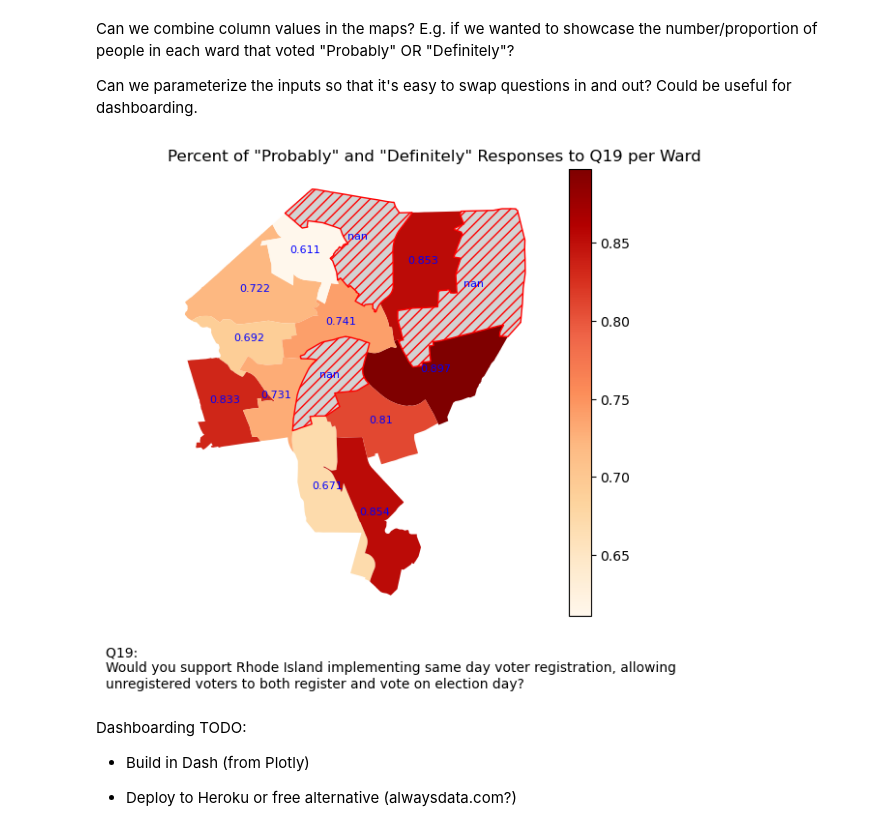
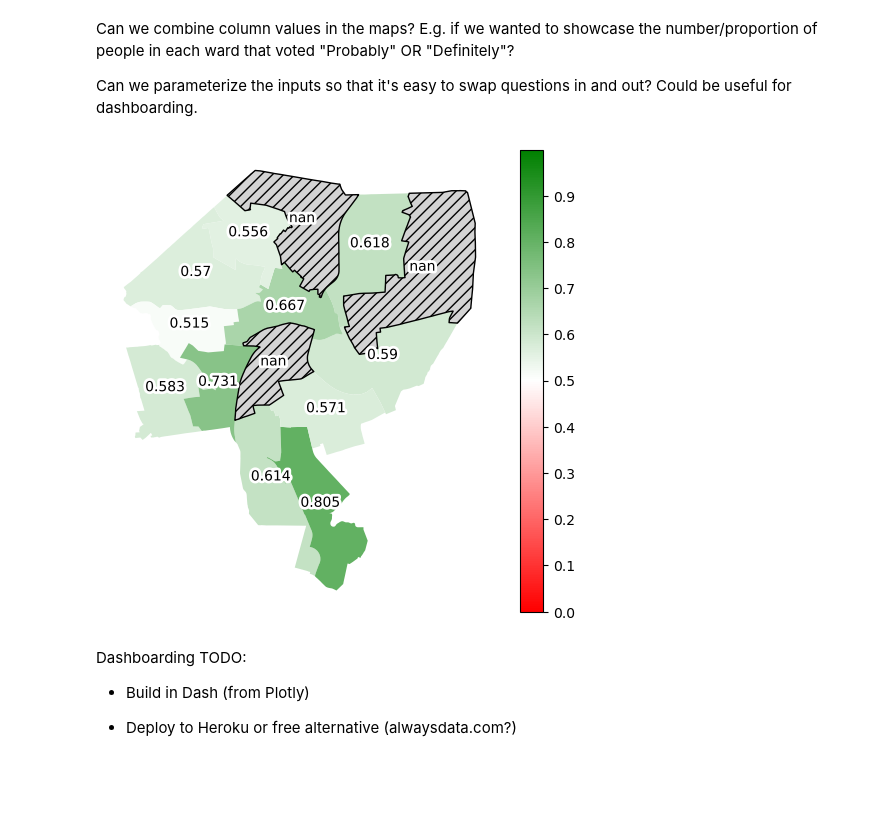
Before and after one commit to dwang0120/EveryVoteCounts-GIS, a Jupyter notebook: src/gis_prep.ipynb, the cells around one changed output. Saved outputs shown, nothing was run; the diff lists cells and outputs as text; code cells hidden in the pictures; blank space fills up the shorter version.

Commit message:
updated colors, changed inputs to account for changing values in the colorbar legend

```diff
--- a/src/gis_prep.ipynb
+++ b/src/gis_prep.ipynb
@@ -122,0 +127,9 @@ Text(0.5, 1.0, 'Total Percentage of Responses by Ward')
+# %%
+turnout_2020 = pd.read_csv("../data/turnout_2020.csv")
+# set 0 values for the missing wards (for plotting and average % response calculations)
+turnout_2020 = turnout_2020.set_index('Ward')
+for ward_num in [2, 4, 13]:
+    turnout_2020.loc[ward_num,'SUM of 2020 Turnout'] = 0
+turnout_2020['PERCENT of 2020 Turnout'] = turnout_2020['SUM of 2020 Turnout'] / np.sum(turnout_2020['SUM of 2020 Turnout'])
+turnout_2020_gdf = gdf_totals.merge(turnout_2020, left_on='DISTRICT', right_on='Ward', how='left')
+turnout_2020_gdf
@@ -136,47 +196,71 @@ def print_plot(
     if percent_df:
         df = gdf_percent
         measure = "Percent"
+        vmin = 0
+        vmax = 1
+        legend_ticks = np.arange(vmin,vmax,0.1)
     else:
         df = gdf
         measure = "Count"
+        vmin = 0
+        vmax = None
+        legend_ticks = None
+
     plotting_df = gdf.iloc[:,0:5].copy()
     value_df = pd.DataFrame(0, columns = ['plot_value'], index=df.index)
+
+    # Define a colormap that shows colors red --> green for values 0 --> 1
+
+    red_to_green_cmap=colors.LinearSegmentedColormap.from_list('rg',["r", "w", "g"], N=256)
+
+    #red_to_green_cmap = colors.LinearSegmentedColormap('RedGreen', cdict)
 
     for choice in question_choices:
         column_name = f"Q{question_number}_{choice}"
         temp_df = np.array(df[column_name]).reshape(-1)
         value_df['plot_value'] += temp_df
     plotting_df['plot_value'] = value_df['plot_value']
 
+    vmin = 0
+    if percent_df: vmax = 1
+    else: vmax = max(plotting_df['plot_value'] + 5)
+
     ax = plotting_df.plot(
         column="plot_value",
         legend=True,
         missing_kwds={
             "color": "lightgrey",
-            "edgecolor": "red",
+            "edgecolor": "black",
             "hatch": "///",
             "label": "Missing values"
-        }, cmap="OrRd",
+        },
+        legend_kwds={
+            "ticks": legend_ticks
+        },
+        cmap=red_to_green_cmap,
+        vmin=vmin,
+        vmax=vmax,
         figsize=(7,6))
     ax.set_axis_off()
-
 
     for idx, row in plotting_df.iterrows():
         _convert_int = lambda x: int(x) if pd.notna(x) else x
         if percent_df: ward_string = str(round(row["plot_value"],3))
         else: ward_string = str(_convert_int(row["plot_value"]))
         plt.text(x=row.geometry.centroid.x,
                 y=row.geometry.centroid.y,
                 s = ward_string,
-                fontsize=8,
-                color="blue" ,
+                fontsize=10,
+                color="black",
+                path_effects=[pe.withStroke(linewidth=4, foreground="white")],
                 ha='center')
-    plt.title(loc='left', label=f'{measure} of "Probably" and "Definitely" Responses to Q{question_number} per Ward')
-    plt.figtext(0.1, -0.01, f"Q{question_number}: \n{question_mapping[f'Q{question_number}']}", wrap = True)
 
-print_plot(19, ['Probably', 'Definitely'], True)
+    #plt.title(loc='left', label=f'{measure} of "Probably" and "Definitely" Responses to Q{question_number} by Ward')
+    #plt.figtext(0.1, -0.01, f"Q{question_number}: \n{question_mapping[f'Q{question_number}']}", wrap = True)
+
+print_plot(20, ['Probably', 'Definitely'], True)
 # %% [output]
-[figure, old version]
+[figure, new version]
 # %% [markdown]
 Dashboarding TODO:
 
```
Also changed, not shown: parts of 6 cells of this notebook, 7 other files.
